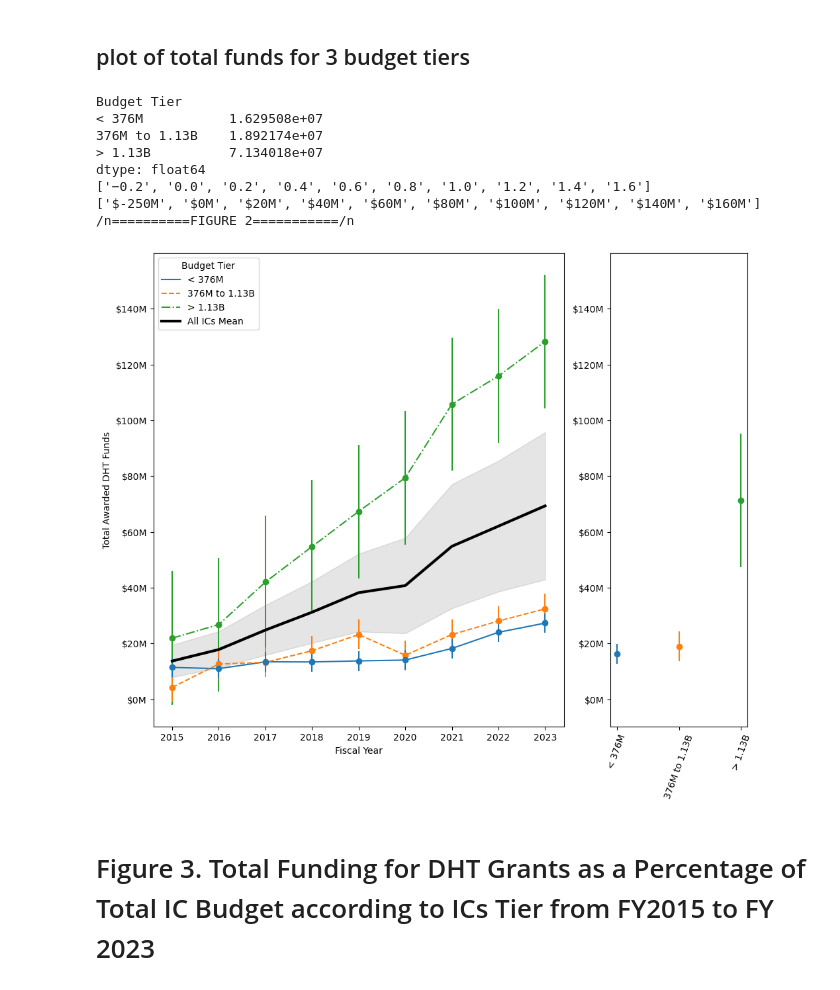
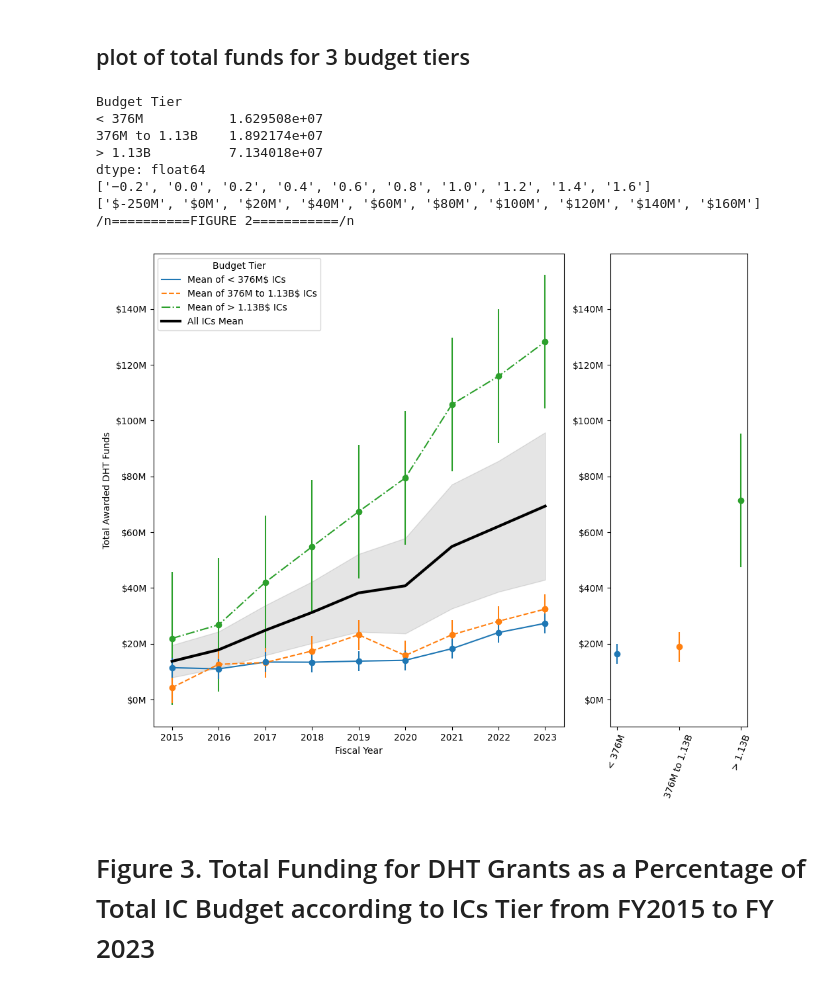
Before and after one commit to tradman/NCATS_dhtPortfolioAna, a Jupyter notebook: DHT Portfolio Analysis - use NIH Reporter.ipynb, the cells around one changed output. Drawn from its saved outputs; the diff is of its cells as text; code cells hidden in the pictures.

Commit message:
Fixed legend of grants analysis Figure 2.  Use of endyear variable in trials and pubs analysis

```diff
--- a/DHT Portfolio Analysis - use NIH Reporter.ipynb
+++ b/DHT Portfolio Analysis - use NIH Reporter.ipynb
@@ -333,7 +321,10 @@ ax[0].fill_between(df_mean.index, (df_mean-ci), (df_mean+ci), color='k', alpha=.
 ylims=ax[0].get_ylim()
 fig.set_ylabel('Total Awarded DHT Funds')
 leg = fig.legend(loc="upper left")
-legendText=list(df_piv_m.index)
+leglist = df_piv_m.index.to_list()
+for i, txt in enumerate(leglist):
+    leglist[i] = 'Mean of ' + txt + '$ ICs'
+legendText=list(leglist)
 legendText.append('All ICs Mean')
 leg = fig.legend(legendText,loc="upper left", title="Budget Tier")#, loc=0, frameon=True)
 #leg.set_title(")
@@ -345,34 +336,34 @@ print(vals)
 barerr=1.96*np.std(df_piv_m,axis=1)/np.sqrt(len(list(df_piv_m.columns)))
 x=list(df_piv_m.index)[:]
 marks=vals
 for pos, y, err, ccolor in zip(x, marks,
                                barerr, colors):
     plt.errorbar(x=pos,y=y,yerr=err, fmt ='o', color=ccolor)
 ax[1].set_ylim(ylims)
 plt.xticks(rotation=70)
 
 #change ytick labels to remove 1e8 notation:
 plt.draw()
 labels = [item.get_text() for item in ax[1].get_yticklabels()]
 print(labels)
 labels = ['$' + str(round(float(item)*100)) + 'M' for item in labels[1:]]
 labels.insert(0,'$-250M')
 print(labels)
 [ax[i].set_yticklabels(labels) for i in range(2)]
 
 print('/n==========FIGURE 2===========/n')
 plt.show()
 fig.figure.savefig(outpath + 'Figure2_mHealthFundingByBudgetTier_sideplotAvgBar_totalGrants.tiff', dpi=600,bbox_inches='tight') #
 # %% [output]
 Budget Tier
 < 376M           1.629508e+07
 376M to 1.13B    1.892174e+07
 > 1.13B          7.134018e+07
 dtype: float64
 ['−0.2', '0.0', '0.2', '0.4', '0.6', '0.8', '1.0', '1.2', '1.4', '1.6']
 ['$-250M', '$0M', '$20M', '$40M', '$60M', '$80M', '$100M', '$120M', '$140M', '$160M']
 /n==========FIGURE 2===========/n
-[figure, old version]
+[figure, new version]
 # %% [markdown]
 # Figure 3. Total Funding for DHT Grants as a Percentage of Total IC Budget according to ICs Tier from FY2015 to FY 2023
 # %%
```
Also changed, not shown: parts of 5 cells of this notebook, 1 other file.
